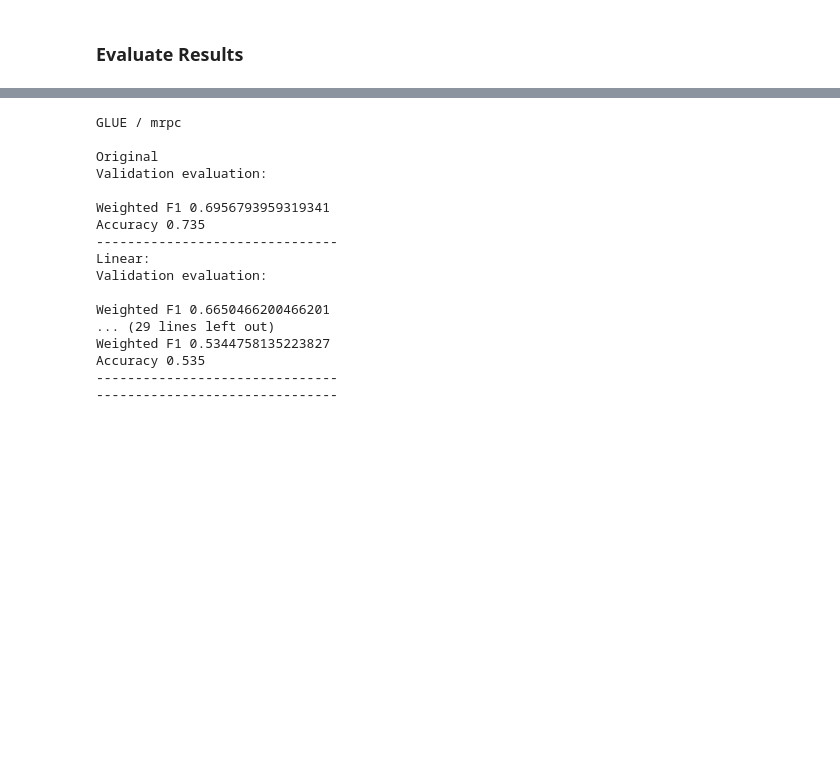
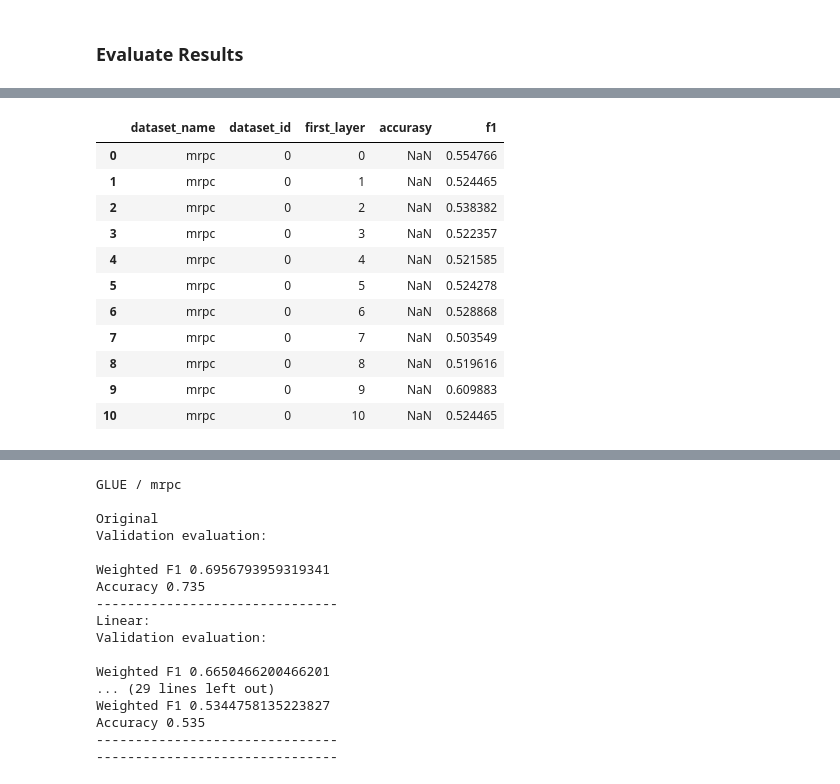
Before and after one commit to JetBrains-Research/effective-inference, a Jupyter notebook: notebooks/Pipeline_linear_metrics.ipynb, the cells around one changed output, grey strips where cells are left out. Drawn from its saved outputs; the diff is of its cells as text; code cells hidden in the pictures; blank space fills up the shorter version.

```diff
--- a/notebooks/Pipeline_linear_metrics.ipynb
+++ b/notebooks/Pipeline_linear_metrics.ipynb
@@ -802,0 +962,15 @@ Accuracy 0.5
+# %%
+results[results['dataset_id'] == 0]
+# %% [output]
+|  | dataset_name | dataset_id | first_layer | accurasy | f1 |
+| 0 | mrpc | 0 | 0 | NaN | 0.554766 |
+| 1 | mrpc | 0 | 1 | NaN | 0.524465 |
+| 2 | mrpc | 0 | 2 | NaN | 0.538382 |
+| 3 | mrpc | 0 | 3 | NaN | 0.522357 |
+| 4 | mrpc | 0 | 4 | NaN | 0.521585 |
+| 5 | mrpc | 0 | 5 | NaN | 0.524278 |
+| 6 | mrpc | 0 | 6 | NaN | 0.528868 |
+| 7 | mrpc | 0 | 7 | NaN | 0.503549 |
+| 8 | mrpc | 0 | 8 | NaN | 0.519616 |
+| 9 | mrpc | 0 | 9 | NaN | 0.609883 |
+| 10 | mrpc | 0 | 10 | NaN | 0.524465 |
```
Also changed, not shown: parts of 15 cells of this notebook, 1 other file.
